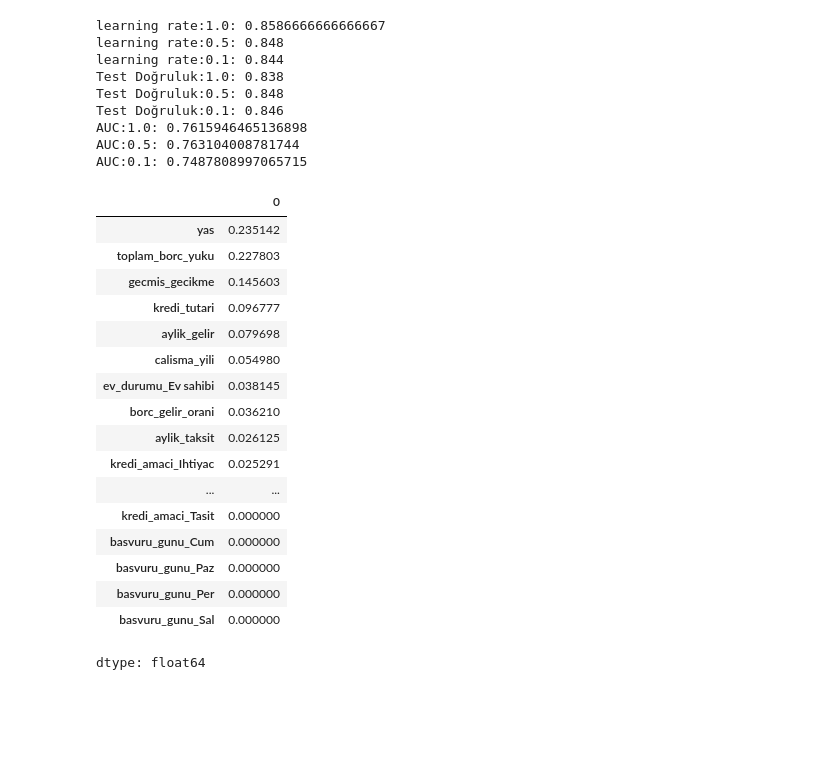
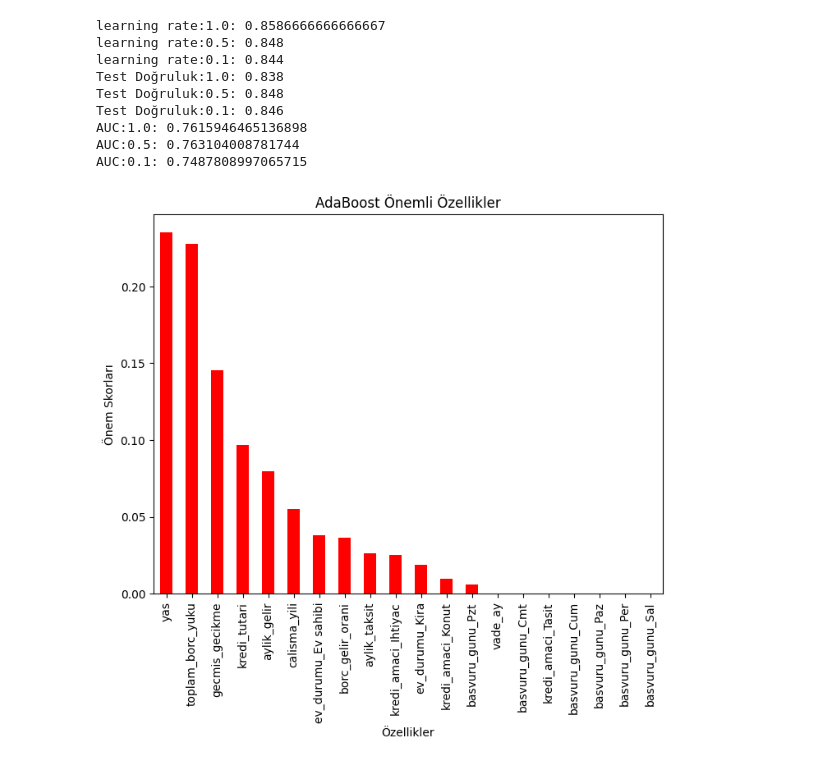
Before and after one commit to europecodingschool/ECS---VB---YZ---08.26, a Jupyter notebook: VB_YZ_Ders_15_.ipynb, the cells around one changed output. Cells and saved outputs as stored; diff of their text form; code cells hidden in the pictures; blank space fills up the shorter version.

```diff
--- a/VB_YZ_Ders_15_.ipynb
+++ b/VB_YZ_Ders_15_.ipynb
@@ -439,25 +439,15 @@ AUC:0.5: 0.763104008781744
 AUC:0.1: 0.7487808997065715
 # %%
 onem = pd.Series(ada_orta.feature_importances_, index=X.columns)
-onem.sort_values(ascending=False)
+onem = onem.sort_values(ascending=False)
-# %% [output]
-|  | 0 |
-| yas | 0.235142 |
-| toplam_borc_yuku | 0.227803 |
-| gecmis_gecikme | 0.145603 |
-| kredi_tutari | 0.096777 |
-| aylik_gelir | 0.079698 |
-| calisma_yili | 0.054980 |
-| ev_durumu_Ev sahibi | 0.038145 |
-| borc_gelir_orani | 0.036210 |
-| aylik_taksit | 0.026125 |
-| kredi_amaci_Ihtiyac | 0.025291 |
-| ... | ... |
-| kredi_amaci_Tasit | 0.000000 |
-| basvuru_gunu_Cum | 0.000000 |
-| basvuru_gunu_Paz | 0.000000 |
-| basvuru_gunu_Per | 0.000000 |
-| basvuru_gunu_Sal | 0.000000 |
-dtype: float64
+# %%
+plt.figure(figsize=(8,6))
+onem.plot(kind="bar", color="r")
+plt.title("AdaBoost Önemli Özellikler")
+plt.xlabel("Özellikler")
+plt.ylabel("Önem Skorları")
+plt.show()
+# %% [output]
+[figure, added]
 # %%
 # ÖDEVLENDİRME: Bu data setimizde yaptığımız ek sütun ekleme işlemini yapmasaydık ve toplam_borc_yuku sütununu eklemeseydik ve algoritmamıza modelimize verimizi bu şekilde verseydik sonuç ne oılurdu? accuracy score ve değişkenlerin etkisini tekrar hesaplayınız.
```
